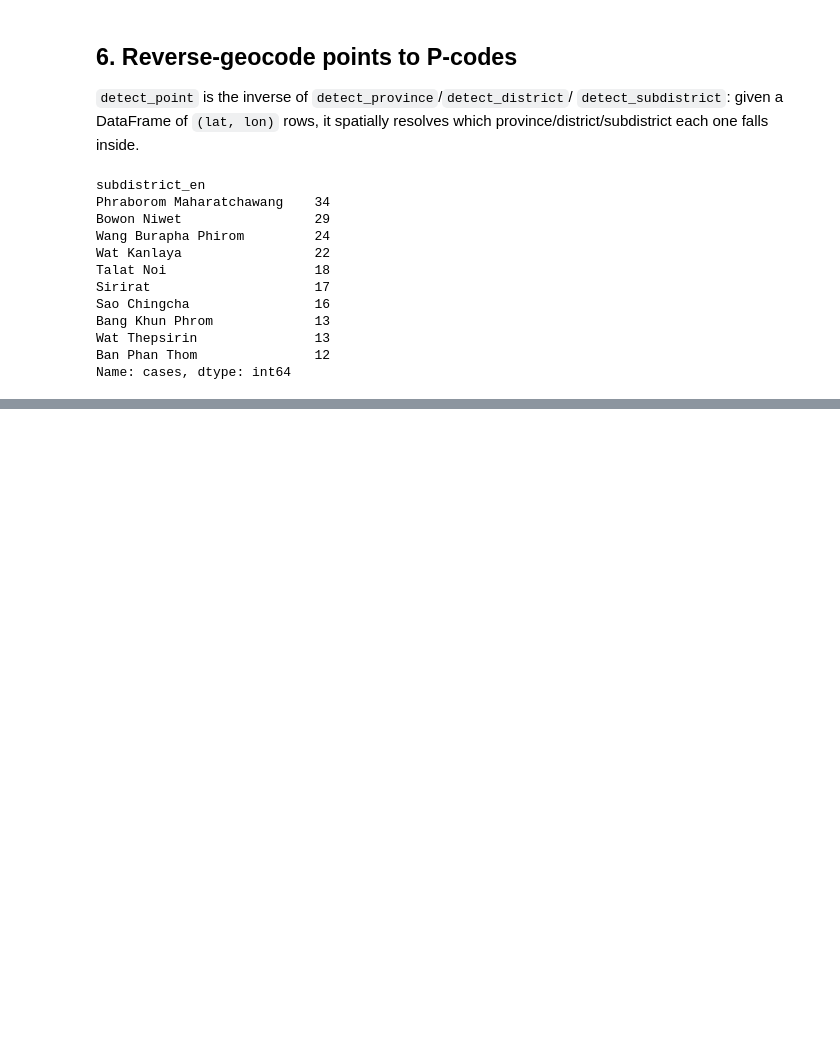
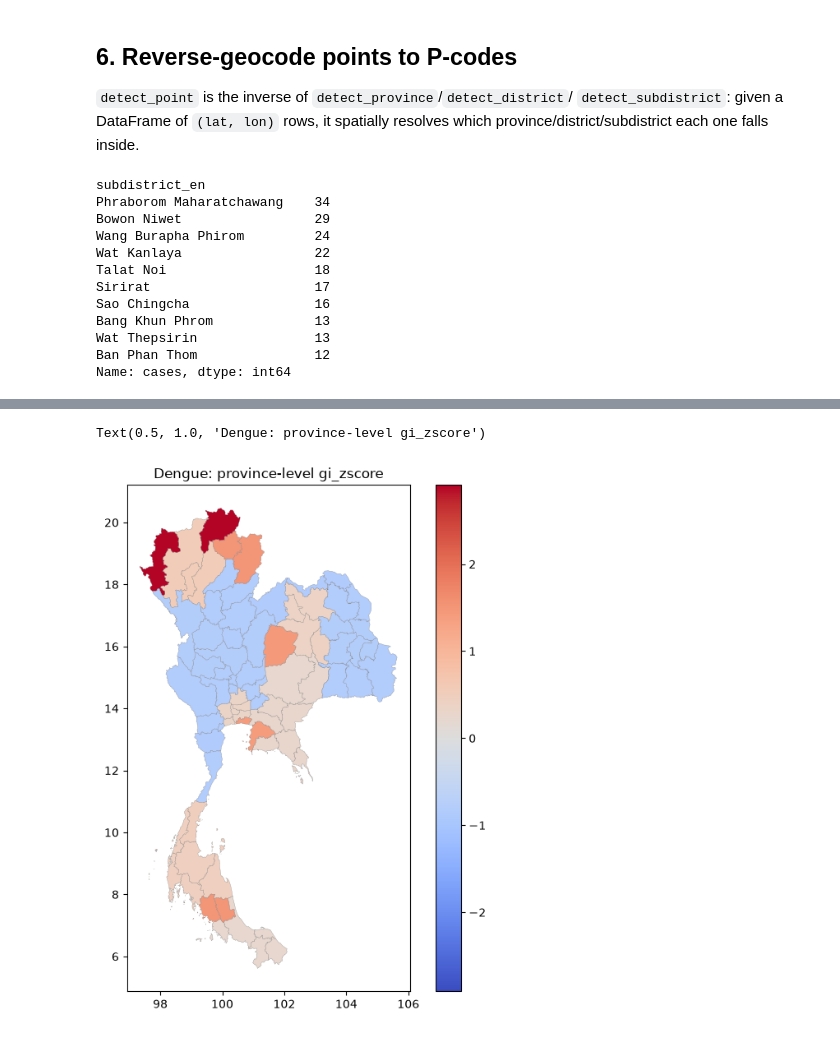
Before and after one commit to nongwarodom/spatialdetection, a Jupyter notebook: notebooks/quickstart.ipynb, the cells around one changed output, grey strips where cells are left out. Saved outputs shown, nothing was run; the diff lists cells and outputs as text; code cells hidden in the pictures; blank space fills up the shorter version.

```diff
--- a/notebooks/quickstart.ipynb
+++ b/notebooks/quickstart.ipynb
@@ -162,38 +151,0 @@ section mirrors.
-# %%
-def jittered_persons(s, n, start):
-    return pd.DataFrame({
-        "pcode": s["subdistrict_code"],
-        "lat": rng.normal(s["lat"], 0.01, size=n),
-        "long": rng.normal(s["lon"], 0.01, size=n),
-        "date": start + pd.to_timedelta(rng.integers(0, 30, size=n), unit="D"),
-    })
-
-with open("../data/thailand_admin_centroids.json") as f:
-    centroids = json.load(f)
-subdistricts = pd.DataFrame(centroids["subdistricts"])
-provinces = pd.DataFrame(centroids["provinces"])
-by_province_en = subdistricts.merge(provinces[["province_code", "province_en"]], on="province_code")
-
-background_provinces = ["Bangkok", "Chiang Mai", "Khon Kaen", "Nakhon Si Thammarat", "Songkhla", "Nakhon Ratchasima", "Chon Buri"]
-outbreak_province = "Chiang Rai"  # not in the background list -> isolated signal
-start = pd.to_datetime("2024-05-01")
-
-rows = []
-# Every province gets a small baseline -- Getis-Ord's permutation test
-# handles "0 vs. 0" neighbor comparisons poorly, so leaving most provinces
-# at a literal zero would bury the outbreak signal in that artifact.
-baseline = subdistricts.groupby("province_code", as_index=False).first()
-for _, s in baseline.iterrows():
-    rows.append(jittered_persons(s, rng.integers(20, 80), start))
-
-chosen = [by_province_en[by_province_en["province_en"] == p].sample(2, random_state=0) for p in background_provinces]
-for _, s in pd.concat(chosen, ignore_index=True).iterrows():
-    rows.append(jittered_persons(s, rng.integers(1500, 2500), start))
-
-outbreak = by_province_en[by_province_en["province_en"] == outbreak_province].sample(1, random_state=1)
-for _, s in outbreak.iterrows():
-    rows.append(jittered_persons(s, 8_000, start))
-
-person_df = pd.concat(rows, ignore_index=True)
-print(f"{len(person_df)} person records across {person_df['date'].dt.date.nunique()} days")
-person_df.head()
@@ -302,0 +262,10 @@ Top subdistricts by person count:
+# %%
+dengue_df = person_df[person_df["disease"] == "Dengue"]
+with warnings.catch_warnings():
+    warnings.simplefilter("ignore", UserWarning)  # libpysal disconnected-components notice
+    dengue_province = province_hotspots(dengue_df, lon_col="long", lat_col="lat", k=5, permutations=499)
+
+plot_hotspots(dengue_province).set_title("Dengue: province-level gi_zscore")
+# %% [output]
+Text(0.5, 1.0, 'Dengue: province-level gi_zscore')
+[figure, added]
```
Also changed, not shown: parts of 23 cells of this notebook, 6 other files.
